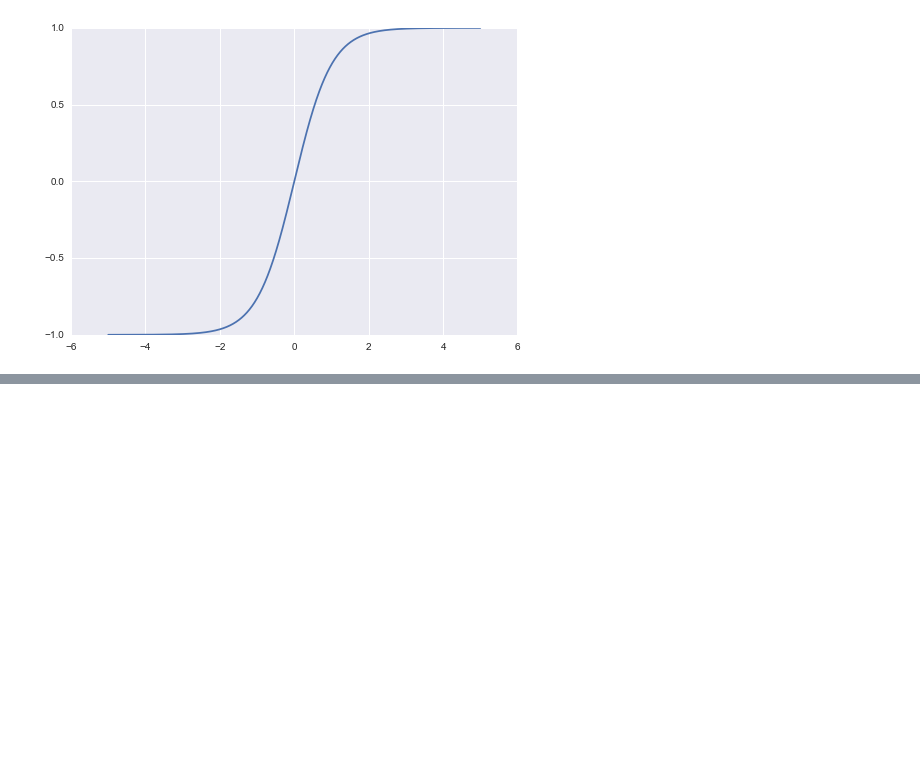
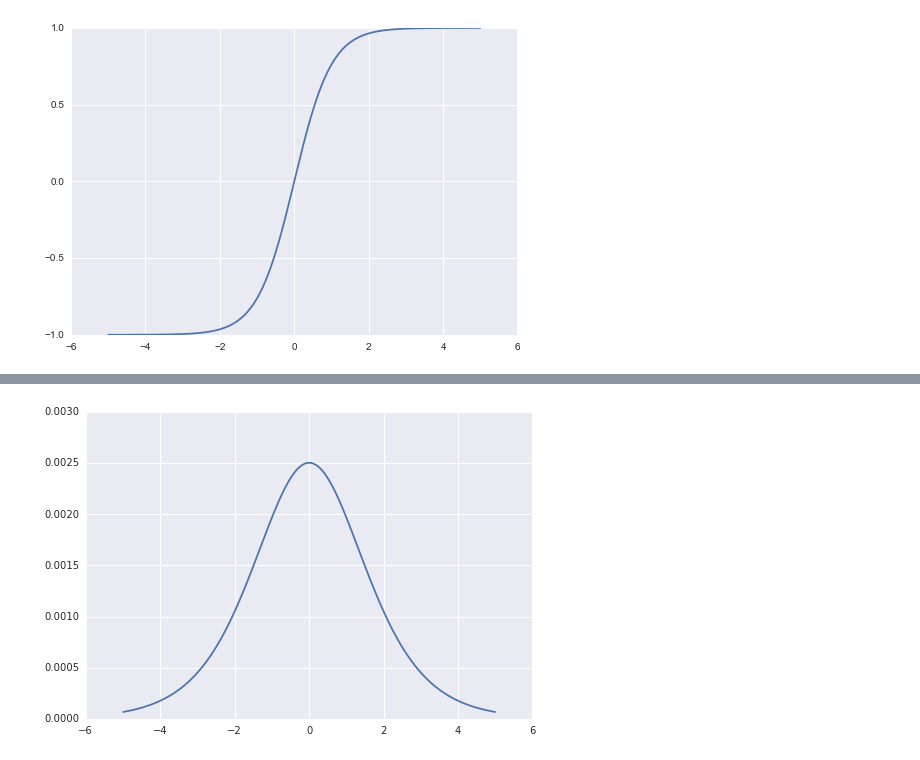
Before and after one commit to CS287/Lectures, a Jupyter notebook: notebooks/Untitled.ipynb, the cells around one changed output, grey strips where cells are left out. Cells and saved outputs as stored; diff of their text form; code cells hidden in the pictures; blank space fills up the shorter version.

```diff
--- a/notebooks/Untitled.ipynb
+++ b/notebooks/Untitled.ipynb
@@ -58,3 +82,9 @@ plt.savefig("tanh.png")
+# %%
+y2 = np.gradient(y)
+plt.plot(x,y2)
+plt.savefig("sigmoid_grad.png")
+# %% [output]
+[figure, added]
 # %%
 import IPython
 IPy
```
Also changed, not shown: parts of 5 cells of this notebook, 6 other files.
